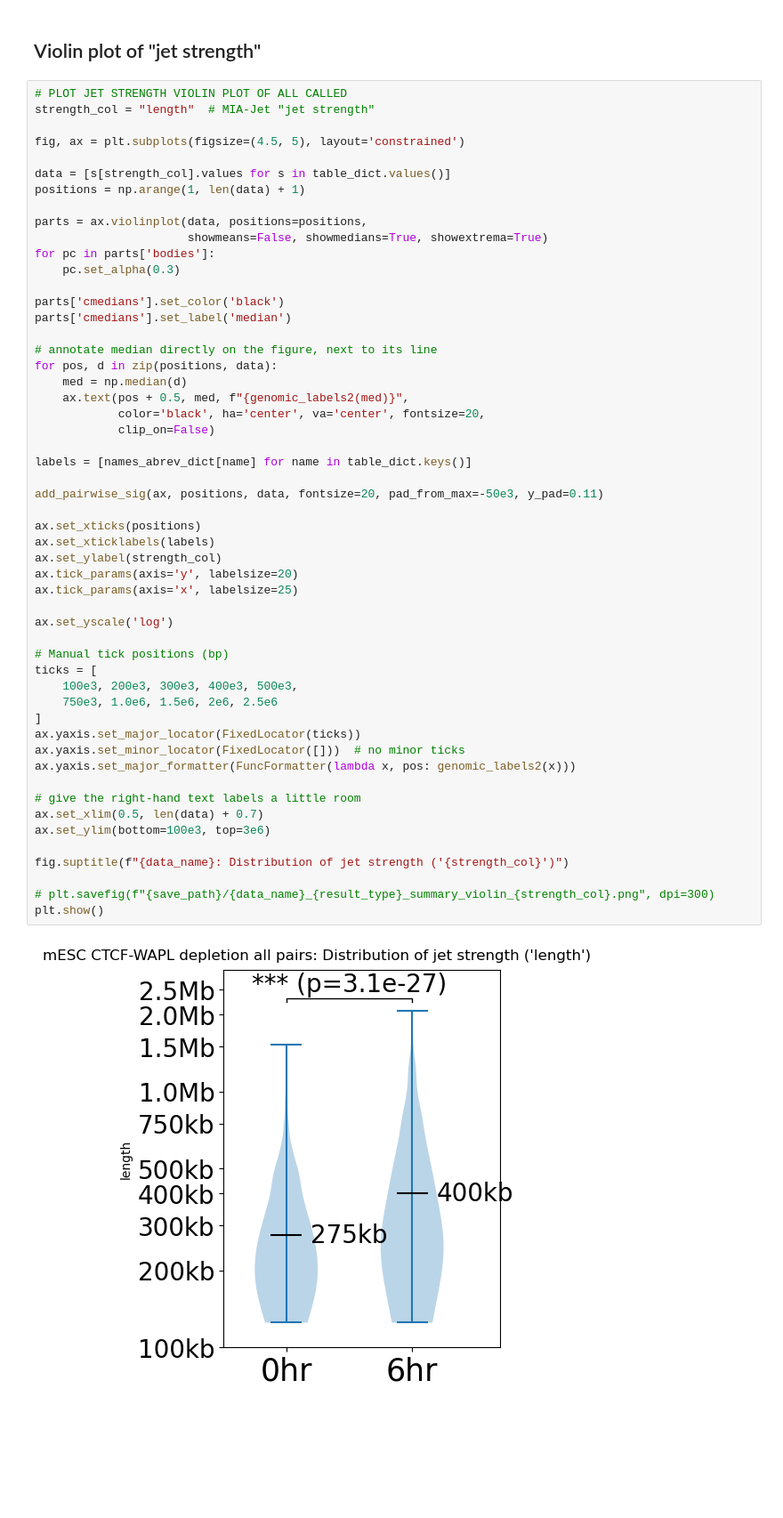
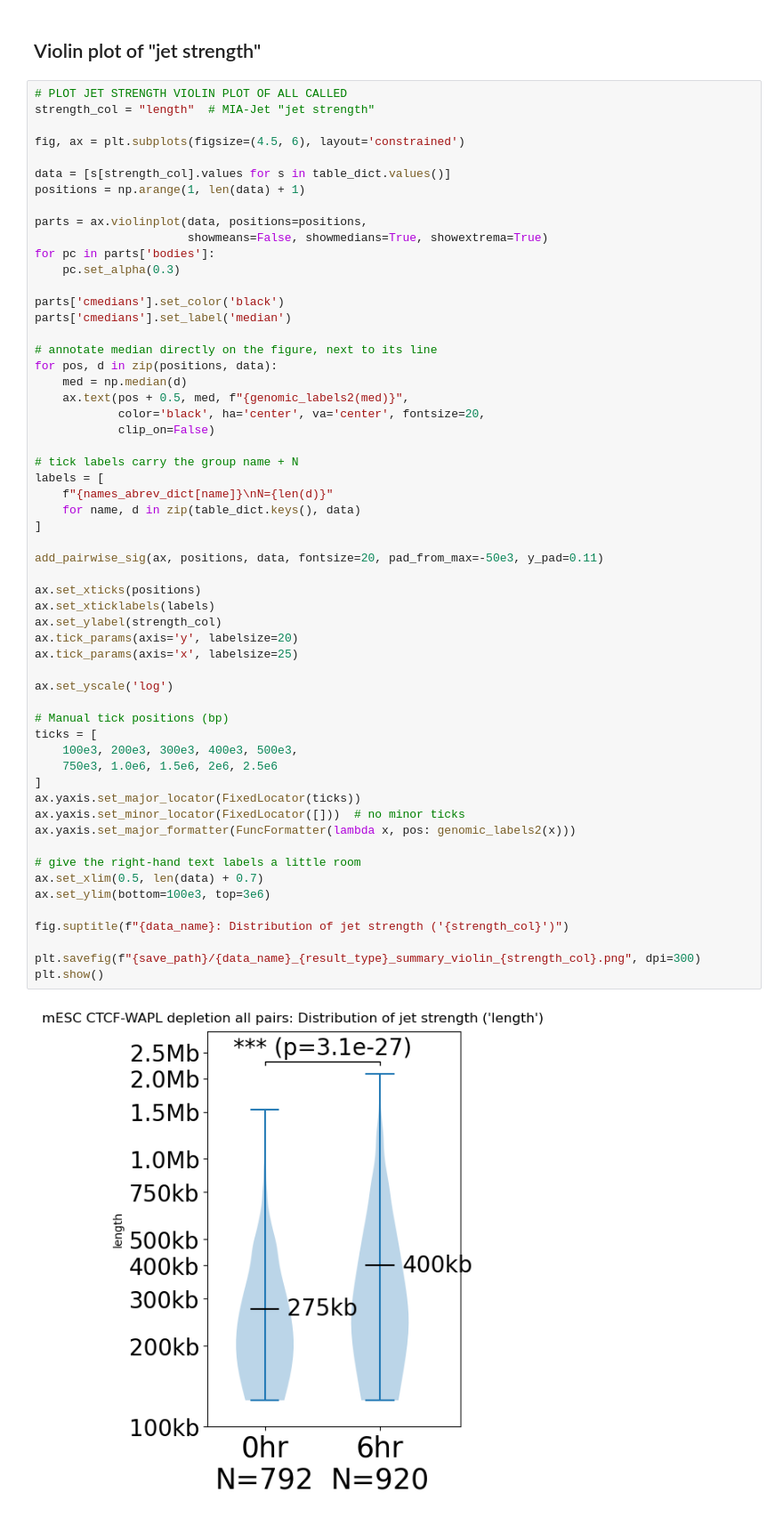
Before and after one commit to minjikimlab/miajet, a Jupyter notebook: notebooks-release/figure6ce_mESC_DKO.ipynb, the cells around one changed output. Shown at 89% size. Cells and saved outputs as stored; diff of their text form; blank space fills up the shorter version.

```diff
--- a/notebooks-release/figure6ce_mESC_DKO.ipynb
+++ b/notebooks-release/figure6ce_mESC_DKO.ipynb
@@ -152,7 +152,7 @@ plot_n_hic(
 # PLOT JET STRENGTH VIOLIN PLOT OF ALL CALLED
 strength_col = "length"  # MIA-Jet "jet strength"
 
-fig, ax = plt.subplots(figsize=(4.5, 5), layout='constrained')
+fig, ax = plt.subplots(figsize=(4.5, 6), layout='constrained')
 
 data = [s[strength_col].values for s in table_dict.values()]
 positions = np.arange(1, len(data) + 1)
@@ -172,34 +172,38 @@ for pos, d in zip(positions, data):
             color='black', ha='center', va='center', fontsize=20,
             clip_on=False)
 
-labels = [names_abrev_dict[name] for name in table_dict.keys()]
+# tick labels carry the group name + N
+labels = [
+    f"{names_abrev_dict[name]}\nN={len(d)}"
+    for name, d in zip(table_dict.keys(), data)
+]
 
 add_pairwise_sig(ax, positions, data, fontsize=20, pad_from_max=-50e3, y_pad=0.11)
 
 ax.set_xticks(positions)
 ax.set_xticklabels(labels)
 ax.set_ylabel(strength_col)
 ax.tick_params(axis='y', labelsize=20)
 ax.tick_params(axis='x', labelsize=25)
 
 ax.set_yscale('log')
 
 # Manual tick positions (bp)
 ticks = [
     100e3, 200e3, 300e3, 400e3, 500e3,
     750e3, 1.0e6, 1.5e6, 2e6, 2.5e6
 ]
 ax.yaxis.set_major_locator(FixedLocator(ticks))
 ax.yaxis.set_minor_locator(FixedLocator([]))  # no minor ticks
 ax.yaxis.set_major_formatter(FuncFormatter(lambda x, pos: genomic_labels2(x)))
 
 # give the right-hand text labels a little room
 ax.set_xlim(0.5, len(data) + 0.7)
 ax.set_ylim(bottom=100e3, top=3e6)
 
 fig.suptitle(f"{data_name}: Distribution of jet strength ('{strength_col}')")
 
-# plt.savefig(f"{save_path}/{data_name}_{result_type}_summary_violin_{strength_col}.png", dpi=300)
+plt.savefig(f"{save_path}/{data_name}_{result_type}_summary_violin_{strength_col}.png", dpi=300)
 plt.show()
 # %% [output]
-[figure, old version]
+[figure, new version]
```
Also changed, not shown: parts of 1 cell of this notebook, 6 other files.
